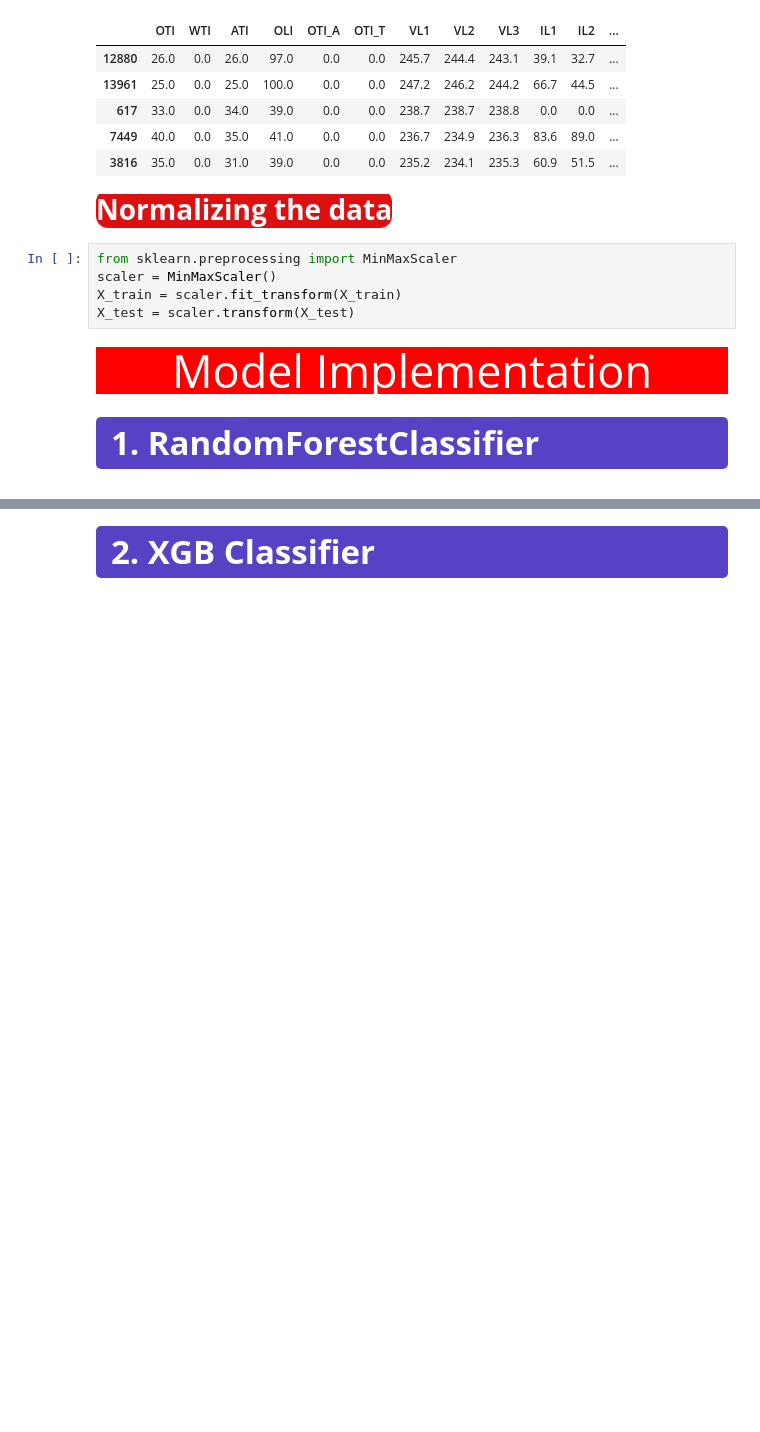
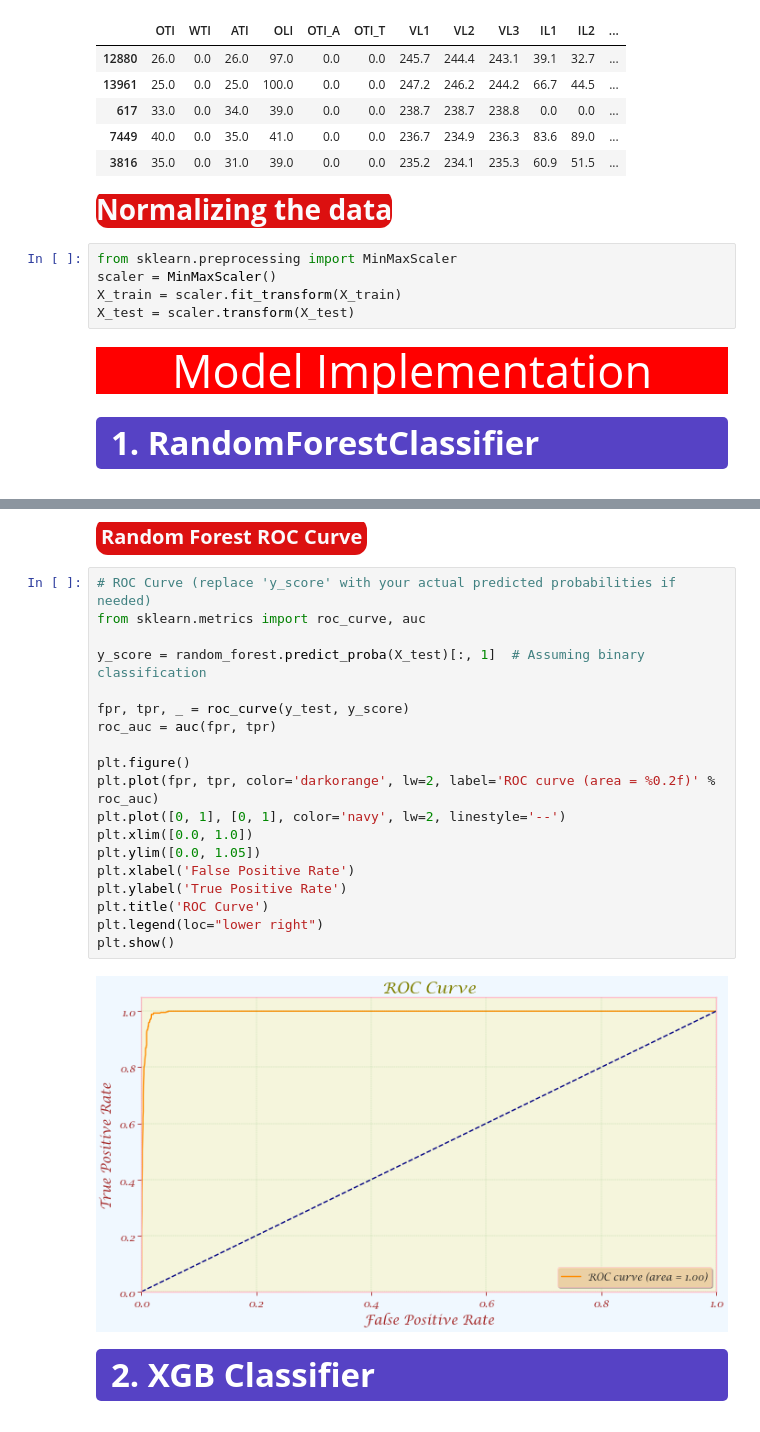
Before and after one commit to Abman2/zero_day, a Jupyter notebook: New folder/code only.ipynb, the cells around one changed output, grey strips where cells are left out. Drawn from its saved outputs; the diff is of its cells as text; blank space fills up the shorter version.

```diff
--- a/New folder/code only.ipynb
+++ b/New folder/code only.ipynb
@@ -378,3 +412,26 @@ weighted avg       0.99      0.99      0.99      4273
+# %% [markdown]
+<span style="background-color:#DC1010; border-radius:12px; font-weight: bold; font-family:Verdana; font-size:20px; color:#FBFAFC;padding:5px ">Random Forest ROC Curve</span>
+# %%
+# ROC Curve (replace 'y_score' with your actual predicted probabilities if needed)
+from sklearn.metrics import roc_curve, auc
+
+y_score = random_forest.predict_proba(X_test)[:, 1]  # Assuming binary classification
+
+fpr, tpr, _ = roc_curve(y_test, y_score)
+roc_auc = auc(fpr, tpr)
+
+plt.figure()
+plt.plot(fpr, tpr, color='darkorange', lw=2, label='ROC curve (area = %0.2f)' % roc_auc)
+plt.plot([0, 1], [0, 1], color='navy', lw=2, linestyle='--')
+plt.xlim([0.0, 1.0])
+plt.ylim([0.0, 1.05])
+plt.xlabel('False Positive Rate')
+plt.ylabel('True Positive Rate')
+plt.title('ROC Curve')
+plt.legend(loc="lower right")
+plt.show()
+# %% [output]
+[figure, added]
 # %% [markdown]
 <div style="color:white;
            display:fill;
```
Also changed, not shown: parts of 21 cells of this notebook.
